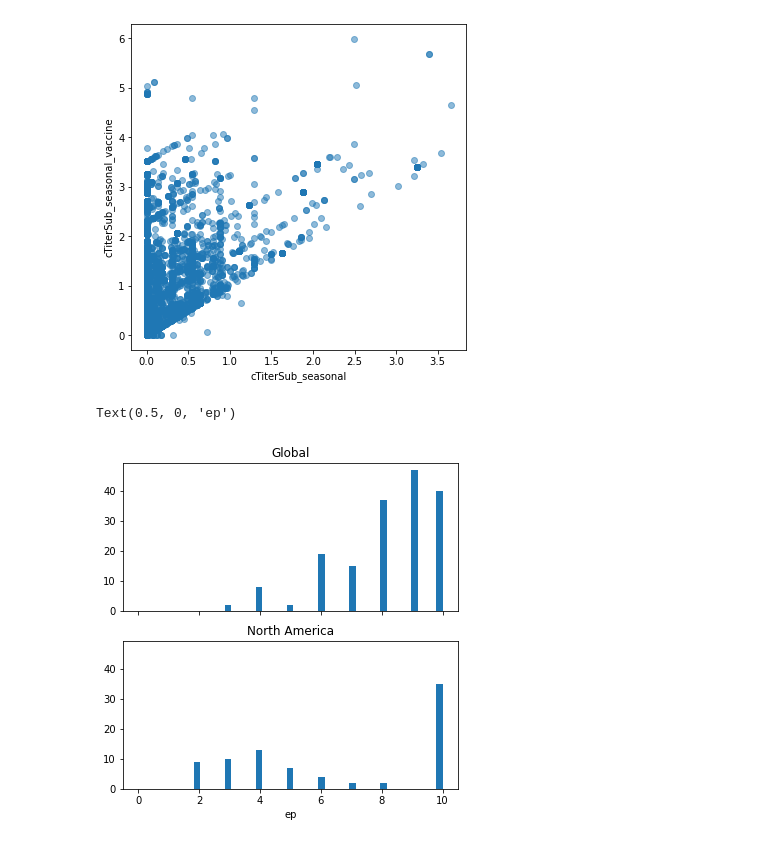
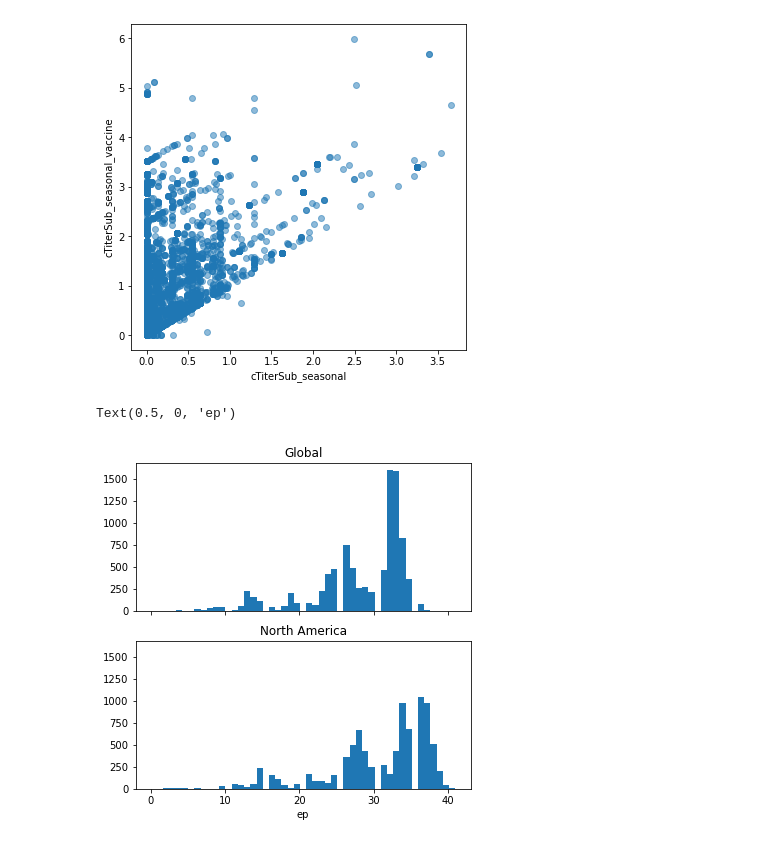
Before and after one commit to blab/perofsky-ili-antigenicity, a Jupyter notebook: analysis/2020-12-22-summarize-distances-by-region.ipynb, the cells around one changed output. Drawn from its saved outputs; the diff is of its cells as text; code cells hidden in the pictures.

Commit message:
Fix histogram bins in distance summary notebook

```diff
--- a/analysis/2020-12-22-summarize-distances-by-region.ipynb
+++ b/analysis/2020-12-22-summarize-distances-by-region.ipynb
@@ -126,21 +126,21 @@ Text(0, 0.5, 'cTiterSub_seasonal_vaccine')
 [figure]
 # %%
 fig, axes = plt.subplots(2, 1, figsize=(6, 6), sharex=True, sharey=True)
-bins = np.linspace(0, 10)
+bins = np.linspace(0, max(df["ep"].max(), na_df["ep"].max()))
 axes[0].hist(
     df["ep"],
     bins=bins
 )
 axes[0].set_title("Global")
 
 axes[1].hist(
     na_df["ep"],
     bins=bins
 )
 axes[1].set_title("North America")
 axes[1].set_xlabel("ep")
 # %% [output]
 Text(0.5, 0, 'ep')
-[figure, old version]
+[figure, new version]
 # %%
 fig, axes = plt.subplots(2, 1, figsize=(6, 6), sharex=True, sharey=True)
```
Also changed, not shown: parts of 4 cells of this notebook.
